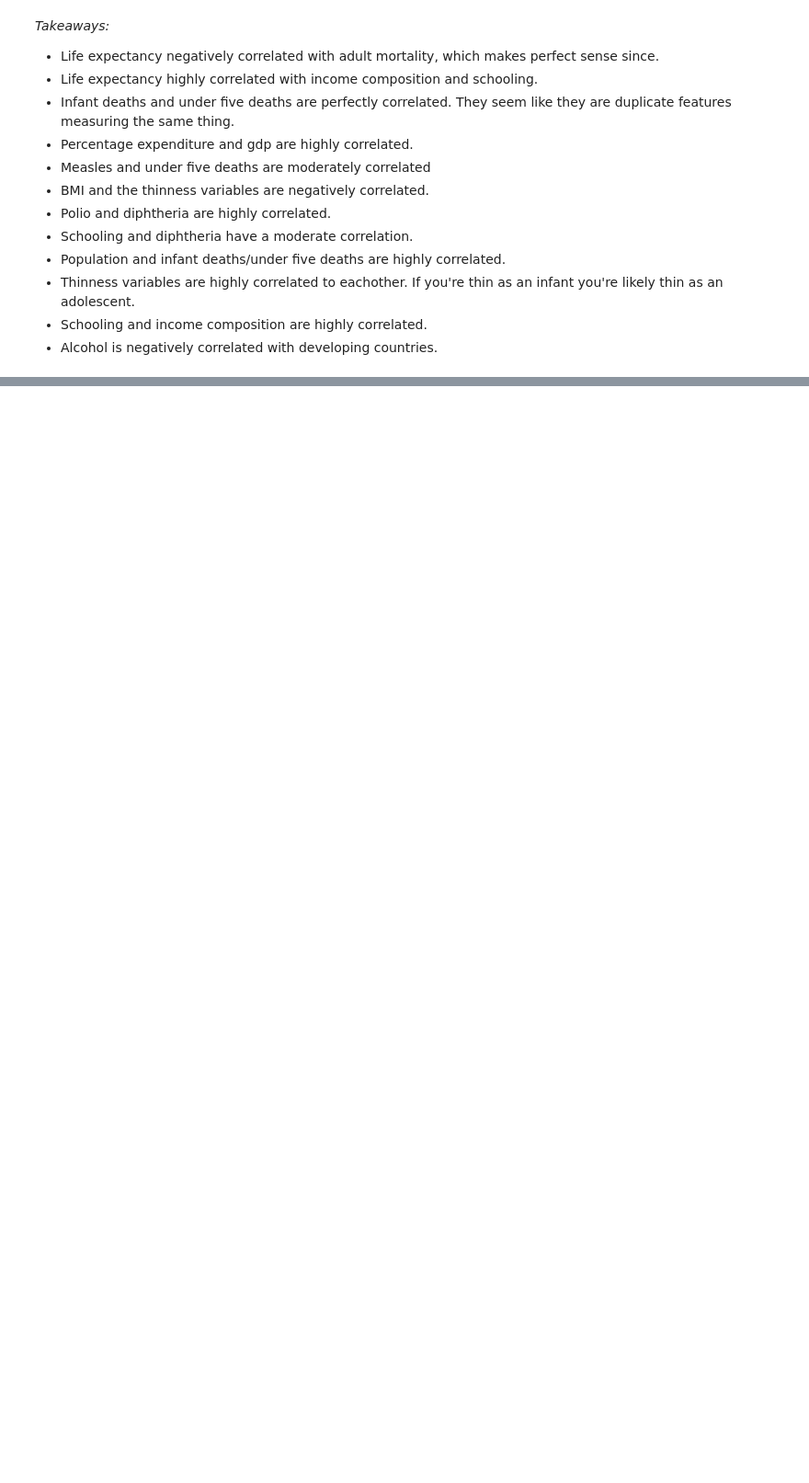
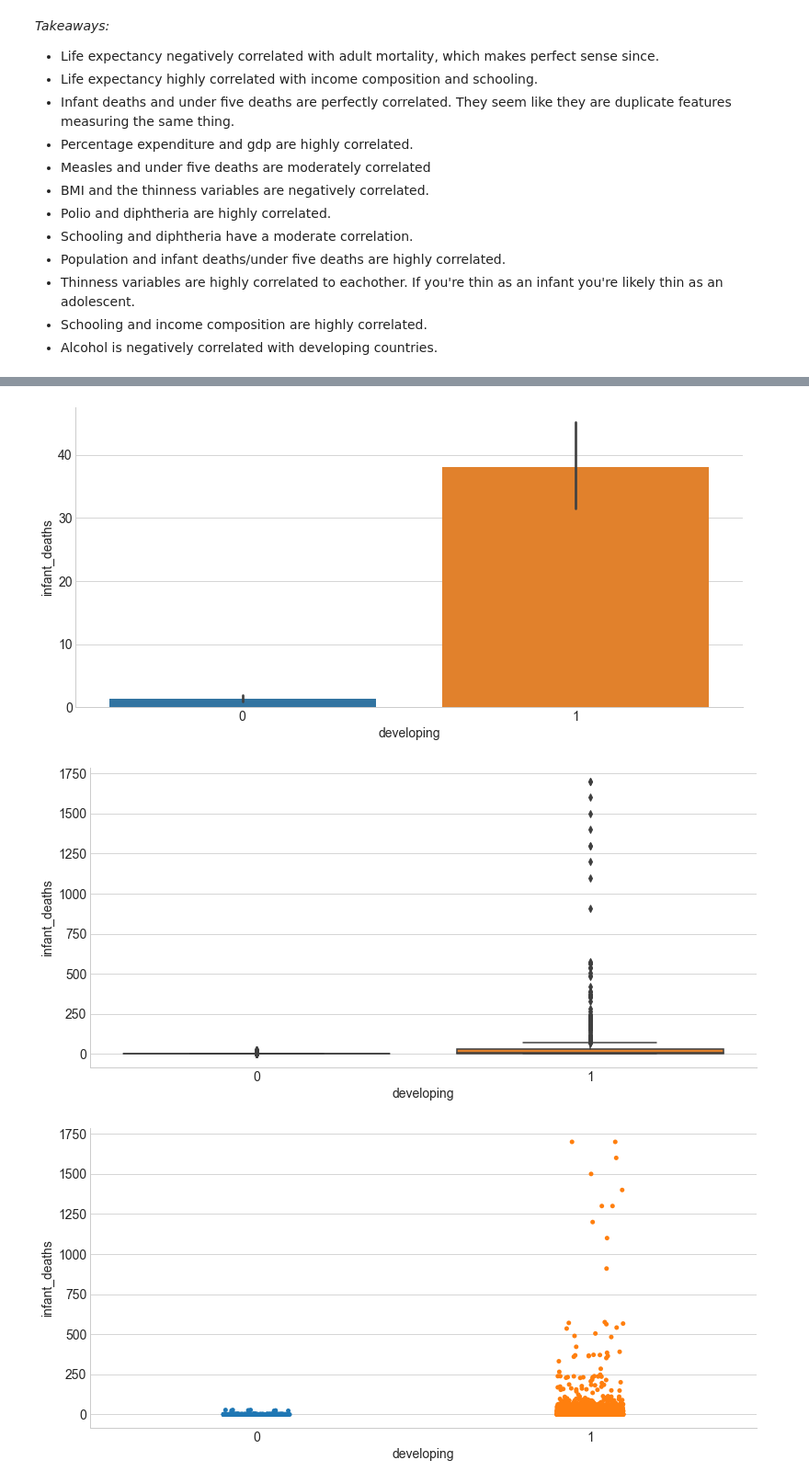
Before and after one commit to kristofer-rivera/predicting-life-expectancy, a Jupyter notebook: working_notebook.ipynb, the cells around one changed output, grey strips where cells are left out. Shown at 92% size. Cells and saved outputs as stored; diff of their text form; code cells hidden in the pictures; blank space fills up the shorter version.

```diff
--- a/working_notebook.ipynb
+++ b/working_notebook.ipynb
@@ -500,0 +555,6 @@ ex.plot_categorical_and_continuous_vars(df, 'developing', 'life_expectancy')
+# %%
+ex.plot_categorical_and_continuous_vars(train, 'developing', 'infant_deaths')
+# %% [output]
+[figure, added]
+[figure, added]
+[figure, added]
```
Also changed, not shown: parts of 32 cells of this notebook.
